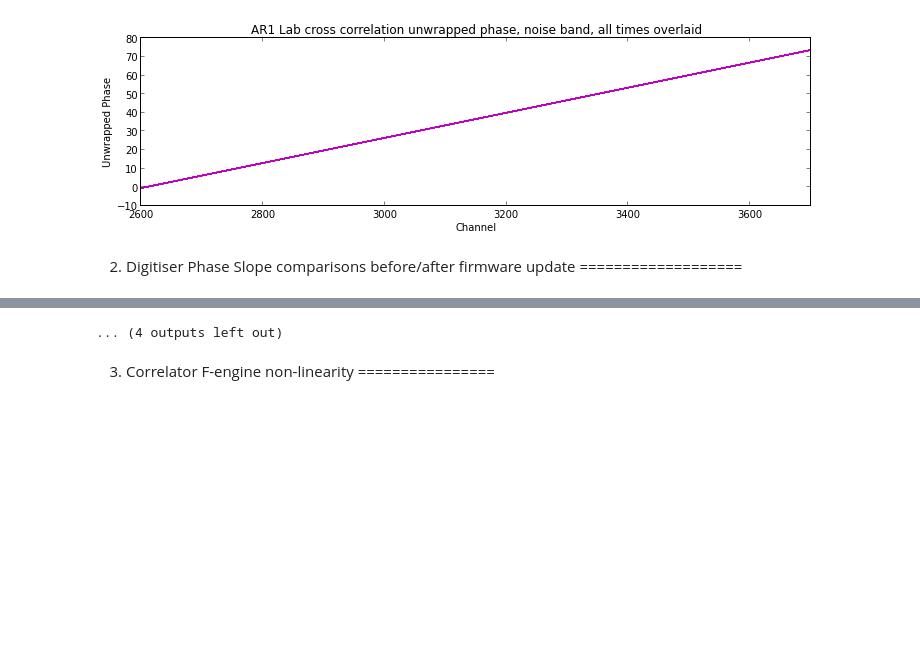
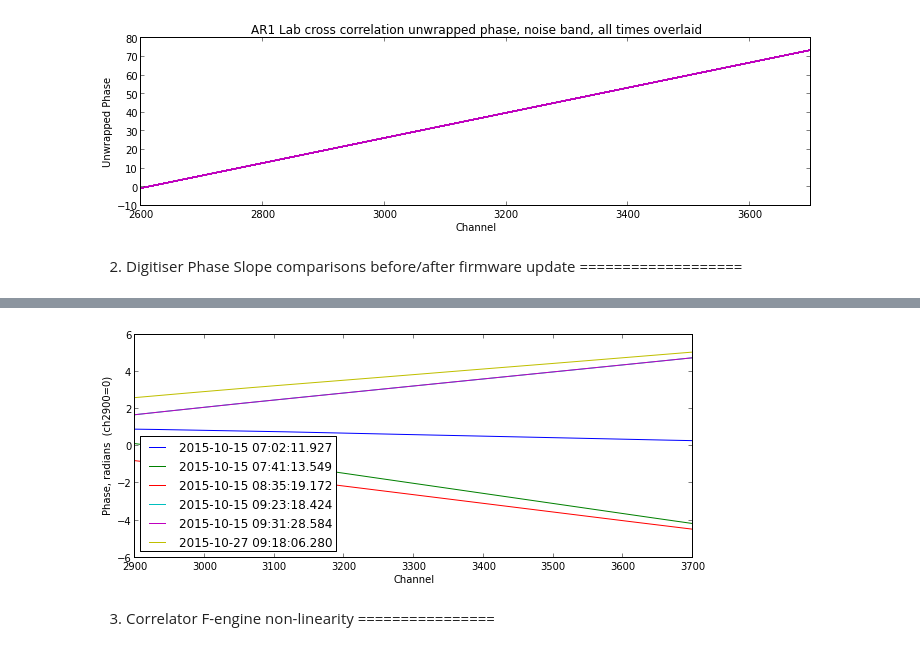
Before and after one commit to thomasska/ipython-notebooks, a Jupyter notebook: AR1 Lab plots 01 (12 October).ipynb, the cells around one changed output, grey strips where cells are left out. Drawn from its saved outputs; the diff is of its cells as text; code cells hidden in the pictures; blank space fills up the shorter version.

```diff
--- a/AR1 Lab plots 01 (12 October).ipynb
+++ b/AR1 Lab plots 01 (12 October).ipynb
@@ -152,7 +164,7 @@ Phase slope in noise band of 20151006-0021  Static test 2 minutes, 30 dBm ch 136
 ===================
 # %%
 import katdal, numpy as np, matplotlib
-ch=[2900,3700];
+ch=[2900,3700];  # 2900
 figure(figsize=(10,4));
 print('Henno:  Switch from 12 to 12a happened at 2015-10-14 08:00:00 UTC')
 print('Thomas: Cables were not equal length until 2015-10-01 10:30:40 UTC or so')
@@ -160,20 +172,26 @@ print('Thomas: Cables were not equal length until 2015-10-01 10:30:40 UTC or so'
 filenames=['/var/kat/archive/data/MeerKATAR1/telescope_products/2015/09/30/1443625623.h5',
            '/var/kat/archive/data/MeerKATAR1/telescope_products/2015/10/01/1443695415.h5',
            '/var/kat/archive/data/MeerKATAR1/telescope_products/2015/10/13/1444729458.h5','/var/kat/archive/data/MeerKATAR1/telescope_products/2015/10/13/1444729458.h5','/var/kat/archive/data/MeerKATAR1/telescope_products/2015/10/14/1444836653.h5','/var/kat/archive/data/MeerKATAR1/telescope_products/2015/10/15/1444892523.h5','/var/kat/archive/data/MeerKATAR1/telescope_products/2015/10/15/1444894863.h5',
-           '/var/kat/archive/data/MeerKATAR1/telescope_products/2015/10/15/1444898108.h5', '/var/kat/archive/data/MeerKATAR1/telescope_products/2015/10/15/1444900989.h5','/var/kat/archive/data/MeerKATAR1/telescope_products/2015/10/15/1444901478.h5']
+           '/var/kat/archive/data/MeerKATAR1/telescope_products/2015/10/15/1444898108.h5', '/var/kat/archive/data/MeerKATAR1/telescope_products/2015/10/15/1444900989.h5','/var/kat/archive/data/MeerKATAR1/telescope_products/2015/10/15/1444901478.h5',
+           '/var/kat/archive/data/MeerKATAR1/telescope_products/2015/10/27/1445937477.h5']
+
+# or just this, showing the residual random delays...
+filenames=['/var/kat/archive/data/MeerKATAR1/telescope_products/2015/10/15/1444892523.h5','/var/kat/archive/data/MeerKATAR1/telescope_products/2015/10/15/1444894863.h5','/var/kat/archive/data/MeerKATAR1/telescope_products/2015/10/15/1444898108.h5', '/var/kat/archive/data/MeerKATAR1/telescope_products/2015/10/15/1444900989.h5','/var/kat/archive/data/MeerKATAR1/telescope_products/2015/10/15/1444901478.h5', '/var/kat/archive/data/MeerKATAR1/telescope_products/2015/10/27/1445937477.h5']
+
 for fn in filenames:
     D=katdal.open(fn);
     D.select()
     D.select(compscans='~transition')
     ph=squeeze(angle(D.vis[3:-3,ch[0]:ch[1],3])).T;
     ph=unwrap(ph.T).T
-    ph=mean(ph,axis=1);  # average before finding slope
+    ph=mean(ph,axis=1);                                          # average before finding slope
     plot(range(ch[0],ch[1]),ph,label=D.start_time);
-    [m,c] = np.polyfit(range(ch[0],ch[1]),ph,1)
+    [m,c] = np.polyfit(range(ch[0],ch[1]),ph,1)                  # find slope (= delay)
     delay=1/(.856 / (m/(2*pi)*4096));
     delaysamples=(1/(.856 / (m/(2*pi)*4096)))/(1/1.7120);
     delaysamples=abs(delaysamples)
     print('abs(Delay)= %4.1f samples  (%s UTC  %s)' % (delaysamples, D.start_time, D.description))
 
 legend(loc=0)
+xlabel('Channel');  ylabel('Phase, radians');
 # %% [output]
@@ -198,4 +212,4 @@ abs(Delay)=  6.0 samples  (2015-10-15 08:35:19.172 UTC  KEEP Digitiser phase slo
-... (4 outputs left out)
+[figure, added]
 # %% [markdown]
 3. Correlator F-engine non-linearity
 ================
```
Also changed, not shown: parts of 10 cells of this notebook, 4 other files.
